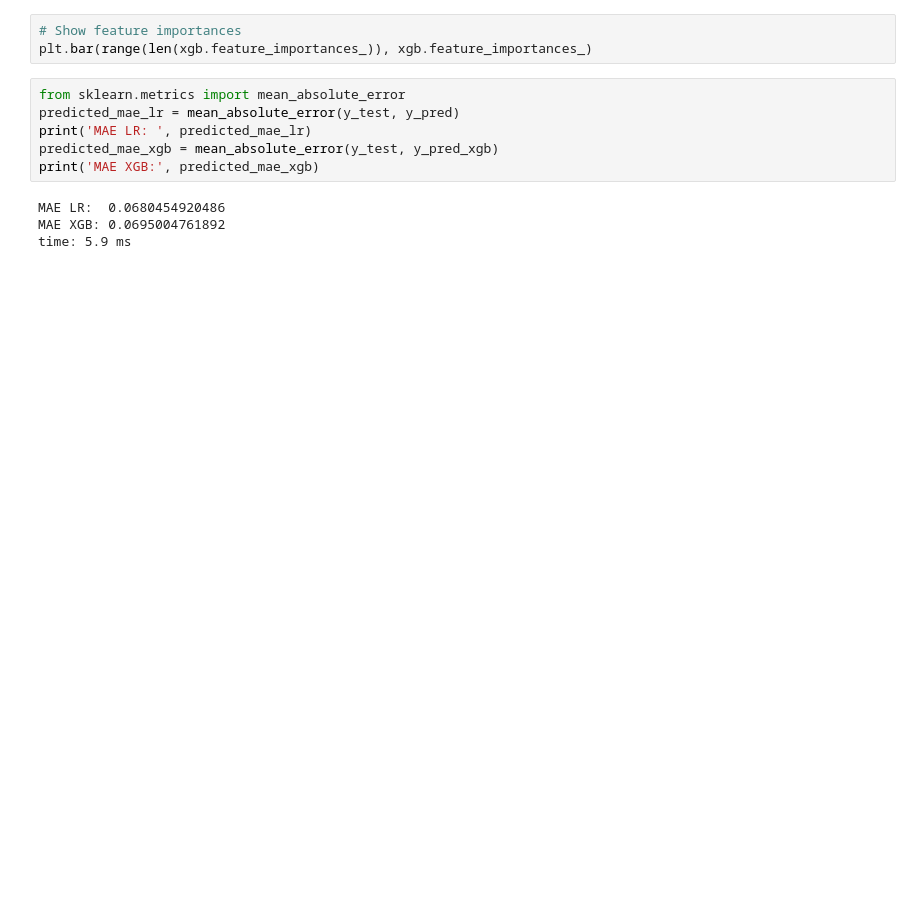
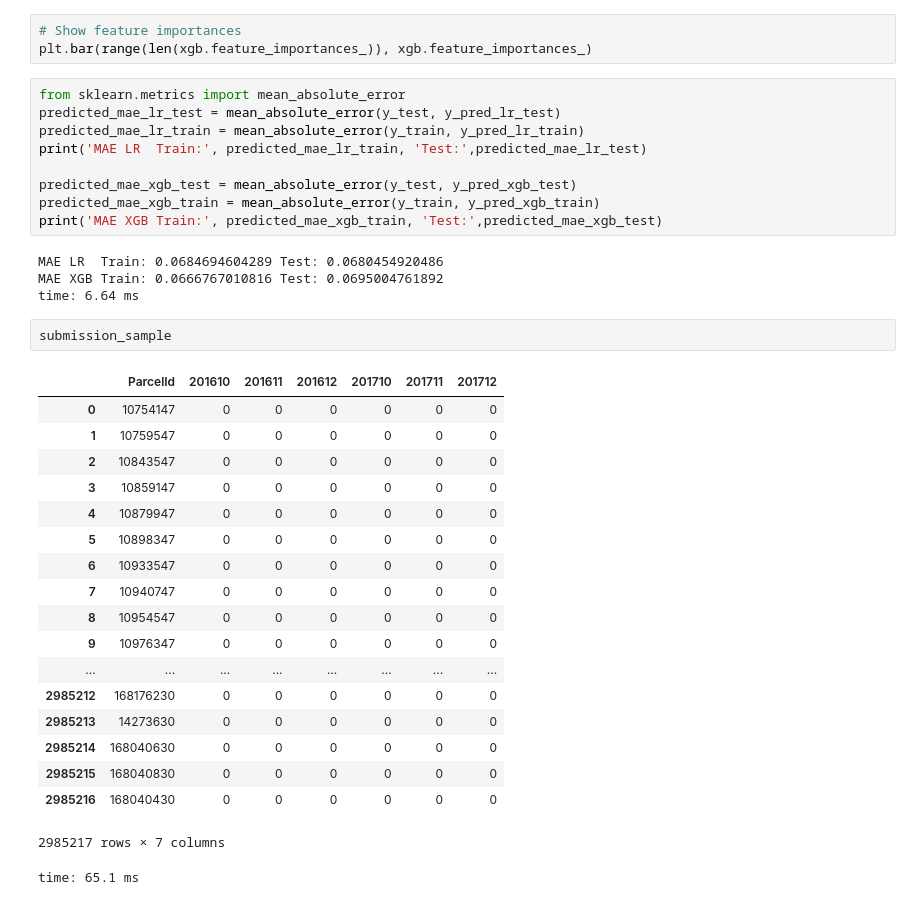
Before and after one commit to tudoriliuta/ZillowForecast, a Jupyter notebook: ZillowForecast.ipynb, the cells around one changed output. Saved outputs shown, nothing was run; the diff lists cells and outputs as text; blank space fills up the shorter version.

Commit message:
MAE train vs test

```diff
--- a/ZillowForecast.ipynb
+++ b/ZillowForecast.ipynb
@@ -277,11 +278,36 @@ time: 1min 52s
 plt.bar(range(len(xgb.feature_importances_)), xgb.feature_importances_)
 # %%
 from sklearn.metrics import mean_absolute_error
-predicted_mae_lr = mean_absolute_error(y_test, y_pred)
-print('MAE LR: ', predicted_mae_lr)
-predicted_mae_xgb = mean_absolute_error(y_test, y_pred_xgb)
-print('MAE XGB:', predicted_mae_xgb)
+predicted_mae_lr_test = mean_absolute_error(y_test, y_pred_lr_test)
+predicted_mae_lr_train = mean_absolute_error(y_train, y_pred_lr_train)
+print('MAE LR  Train:', predicted_mae_lr_train, 'Test:',predicted_mae_lr_test)
+
+predicted_mae_xgb_test = mean_absolute_error(y_test, y_pred_xgb_test)
+predicted_mae_xgb_train = mean_absolute_error(y_train, y_pred_xgb_train)
+print('MAE XGB Train:', predicted_mae_xgb_train, 'Test:',predicted_mae_xgb_test)
 # %% [output]
-MAE LR:  0.0680454920486
-MAE XGB: 0.0695004761892
-time: 5.9 ms
+MAE LR  Train: 0.0684694604289 Test: 0.0680454920486
+MAE XGB Train: 0.0666767010816 Test: 0.0695004761892
+time: 6.64 ms
+# %%
+submission_sample
+# %% [output]
+|  | ParcelId | 201610 | 201611 | 201612 | 201710 | 201711 | 201712 |
+| 0 | 10754147 | 0 | 0 | 0 | 0 | 0 | 0 |
+| 1 | 10759547 | 0 | 0 | 0 | 0 | 0 | 0 |
+| 2 | 10843547 | 0 | 0 | 0 | 0 | 0 | 0 |
+| 3 | 10859147 | 0 | 0 | 0 | 0 | 0 | 0 |
+| 4 | 10879947 | 0 | 0 | 0 | 0 | 0 | 0 |
+| 5 | 10898347 | 0 | 0 | 0 | 0 | 0 | 0 |
+| 6 | 10933547 | 0 | 0 | 0 | 0 | 0 | 0 |
+| 7 | 10940747 | 0 | 0 | 0 | 0 | 0 | 0 |
+| 8 | 10954547 | 0 | 0 | 0 | 0 | 0 | 0 |
+| 9 | 10976347 | 0 | 0 | 0 | 0 | 0 | 0 |
+| ... | ... | ... | ... | ... | ... | ... | ... |
+| 2985212 | 168176230 | 0 | 0 | 0 | 0 | 0 | 0 |
+| 2985213 | 14273630 | 0 | 0 | 0 | 0 | 0 | 0 |
+| 2985214 | 168040630 | 0 | 0 | 0 | 0 | 0 | 0 |
+| 2985215 | 168040830 | 0 | 0 | 0 | 0 | 0 | 0 |
+| 2985216 | 168040430 | 0 | 0 | 0 | 0 | 0 | 0 |
+2985217 rows × 7 columns
+time: 65.1 ms
```
Also changed, not shown: parts of 4 cells of this notebook.
